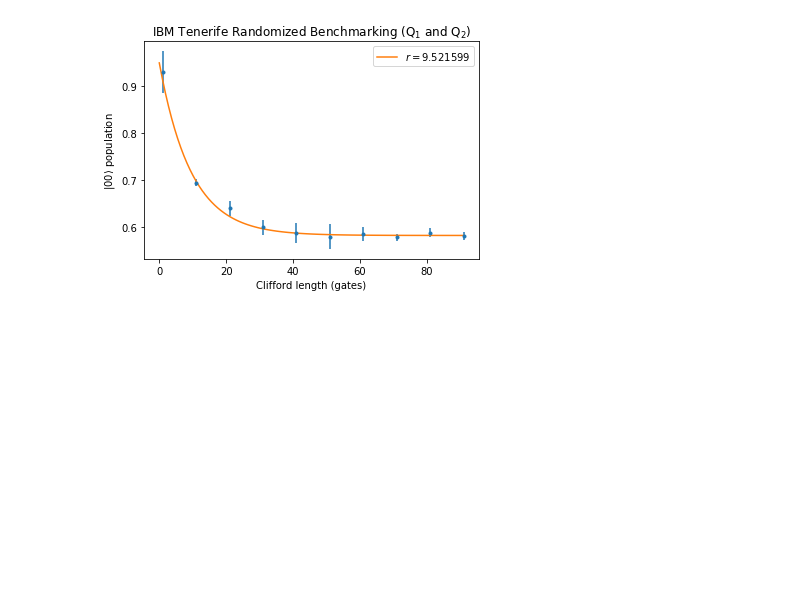
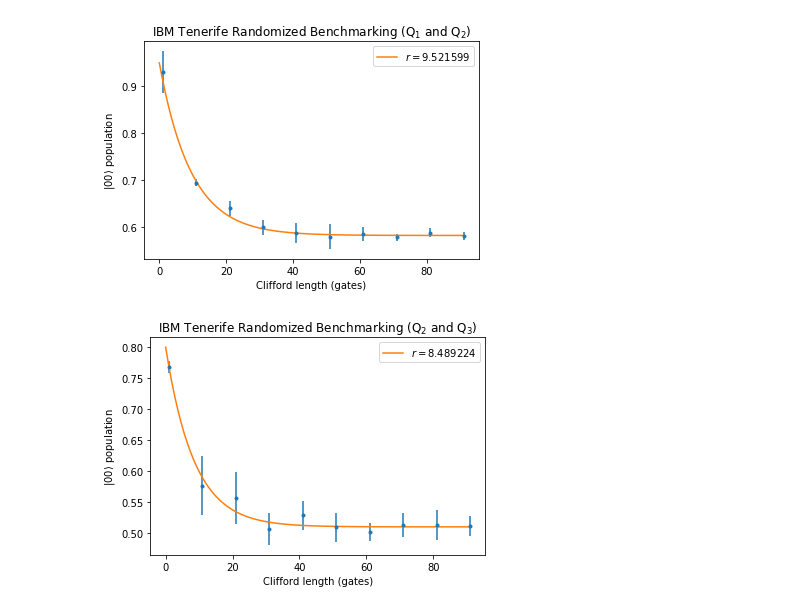
Before and after one commit to air-wreck/mentorship-notebooks, a Jupyter notebook: Two_Qubit_Gates.ipynb, the cells around one changed output. Cells and saved outputs as stored; diff of their text form; code cells hidden in the pictures; blank space fills up the shorter version.

```diff
--- a/Two_Qubit_Gates.ipynb
+++ b/Two_Qubit_Gates.ipynb
@@ -269,3 +290,41 @@ for _ in [None]:
     ax.set_title('IBM Tenerife Randomized Benchmarking (Q$_1$ and Q$_2$)')
 # %% [output]
 [figure]
+# %%
+for _ in [None]:
+    pattern = [[2, 3]]
+    rb_circs, xdata = rb.randomized_benchmarking_seq(nseeds, length_vector, pattern)
+    job_ids = ['5cf5cc8cbe7c440072f34e96',
+               '5cf61a4ab41265007171e8a3',
+               '5cf662b7e1c3c90073822aa2',
+               '5cf6e1f9249f7000739d2e0f',
+               '5cf7794d249f7000739d2f9b']
+    jobs = map(lambda x: get_job(x, 'ibmqx4'), job_ids)
+
+    data = []
+    for i, job in enumerate(jobs):
+        data += [[]]
+        for j, _ in enumerate(length_vector):
+            counts = job.result().get_counts(j).items()
+            tmp = filter(lambda x: x[0][1] == '0' and x[0][2] == '0', counts)
+            freq = sum(map(lambda x: x[1], tmp)) / 1024.
+            data[i] += [freq]
+
+    avg = list(map(np.average, zip(*data)))
+    stderr = list(map(np.std, zip(*data)))
+
+    params = curve_fit(exp_decay, length_vector, avg,
+                       p0=[0.5, 10, 0.5], sigma=stderr)[0]
+    xs = np.linspace(0, max(length_vector), 100)  # continuous domain for plotting
+
+    fig, ax = plt.subplots()
+    ax.errorbar(length_vector, avg, stderr,
+                linestyle='None', marker='.')
+    ax.plot(xs, exp_decay(xs, *params),
+            label='$r = %f$' % params[1])
+    ax.legend()
+    ax.set_xlabel('Clifford length (gates)')
+    ax.set_ylabel(r'$\vert 00 \rangle$ population')
+    ax.set_title('IBM Tenerife Randomized Benchmarking (Q$_2$ and Q$_3$)')
+# %% [output]
+[figure, added]
```
Also changed, not shown: parts of 3 cells of this notebook, 4 other files.
